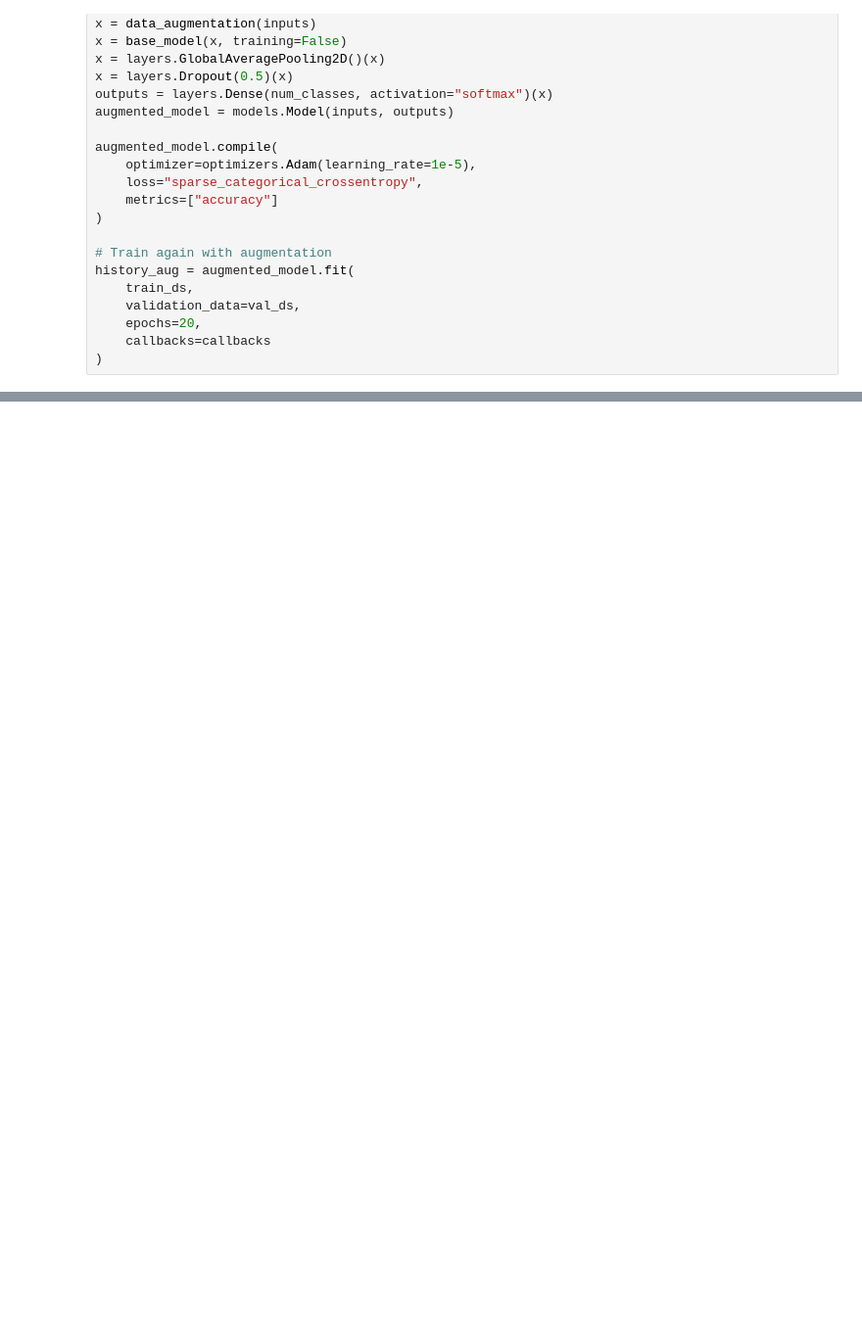
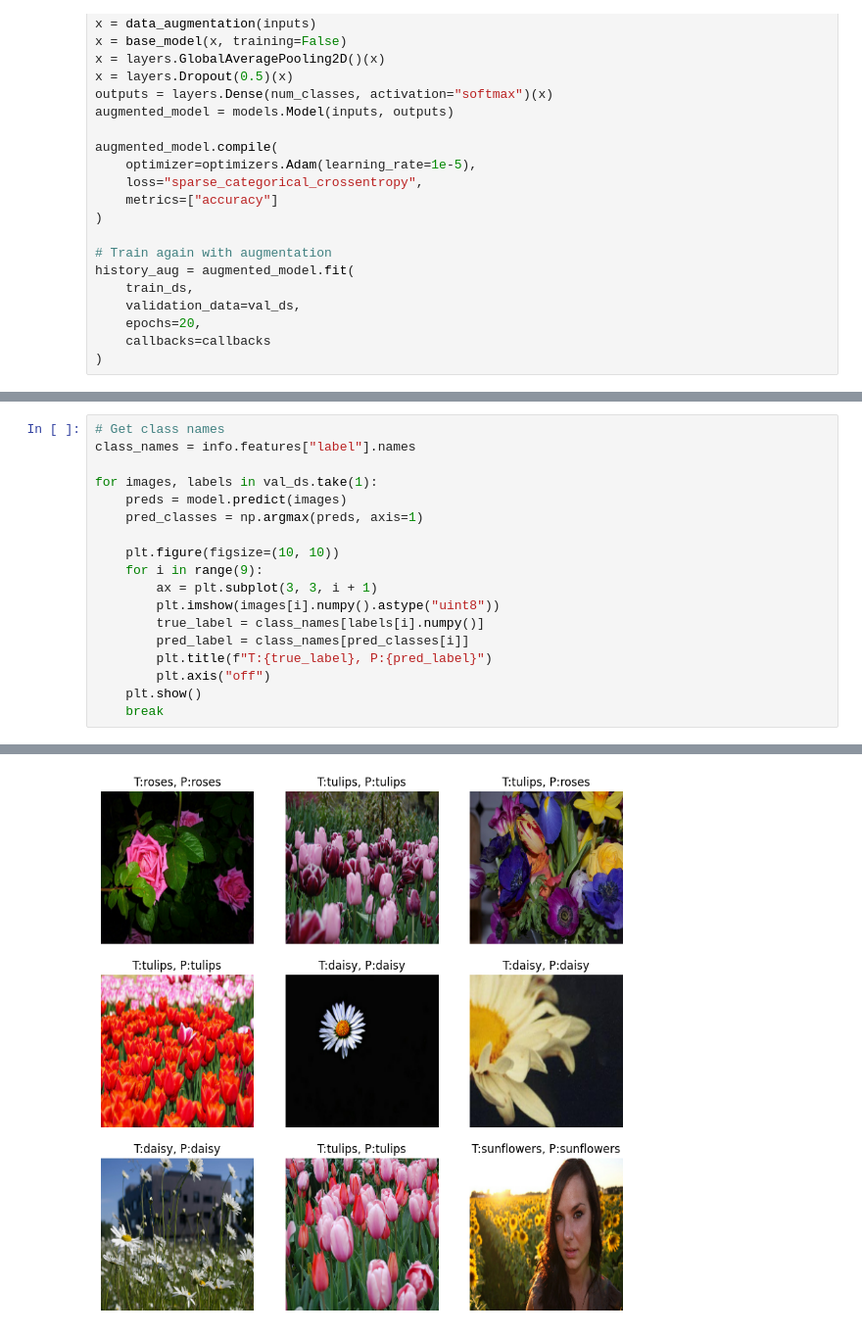
Before and after one commit to KurdGela/FlowerClassificationNN, a Jupyter notebook: FlowerClassification.ipynb, the cells around one changed output, grey strips where cells are left out. Shown at 98% size. Drawn from its saved outputs; the diff is of its cells as text; blank space fills up the shorter version.

```diff
--- a/FlowerClassification.ipynb
+++ b/FlowerClassification.ipynb
@@ -137,0 +210,19 @@ history_aug = augmented_model.fit(
+# %%
+# Get class names
+class_names = info.features["label"].names
+
+for images, labels in val_ds.take(1):
+    preds = model.predict(images)
+    pred_classes = np.argmax(preds, axis=1)
+
+    plt.figure(figsize=(10, 10))
+    for i in range(9):
+        ax = plt.subplot(3, 3, i + 1)
+        plt.imshow(images[i].numpy().astype("uint8"))
+        true_label = class_names[labels[i].numpy()]
+        pred_label = class_names[pred_classes[i]]
+        plt.title(f"T:{true_label}, P:{pred_label}")
+        plt.axis("off")
+    plt.show()
+    break
+# %% [output]
@@ -137,0 +230 @@ history_aug = augmented_model.fit(
+[figure, added]
```
Also changed, not shown: parts of 7 cells of this notebook.
